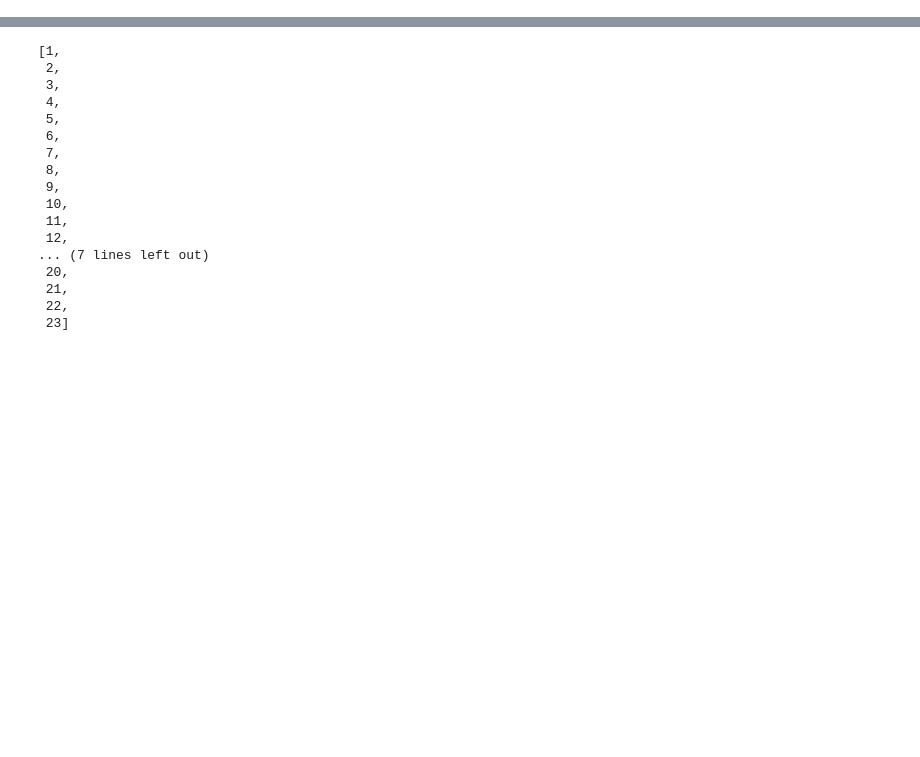
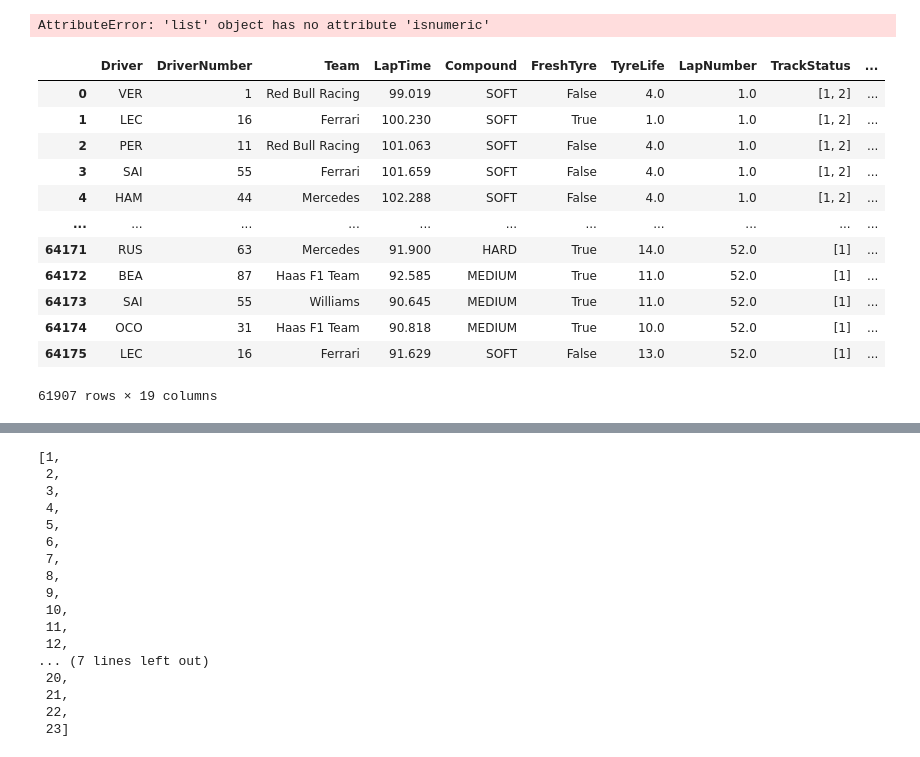
Before and after one commit to zman51500/GCUProj, a Jupyter notebook: V2/test.ipynb, the cells around one changed output, grey strips where cells are left out. Drawn from its saved outputs; the diff is of its cells as text; code cells hidden in the pictures; blank space fills up the shorter version.

```diff
--- a/V2/test.ipynb
+++ b/V2/test.ipynb
@@ -19,4 +19,25 @@ with open('./utils/f1_data.pkl','rb') as f:
 # Use the current working directory instead of __file__
 model_path = os.path.join(os.getcwd(), 'utils','lapprediction_model.joblib')
 model = joblib.load(model_path)
+# %%
+comp = data[(data['EventName'] == 'Australian Grand Prix') & (data['EventYear'] == 2025)]
+# %% [output]
+AttributeError: 'list' object has no attribute 'isnumeric'
+# %%
+ind = np.where(data['PitLap'] == False)
+data.iloc[ind]
+# %% [output]
+|  | Driver | DriverNumber | Team | LapTime | Compound | FreshTyre | TyreLife | LapNumber | TrackStatus | ... |
+| 0 | VER | 1 | Red Bull Racing | 99.019 | SOFT | False | 4.0 | 1.0 | [1, 2] | ... |
+| 1 | LEC | 16 | Ferrari | 100.230 | SOFT | True | 1.0 | 1.0 | [1, 2] | ... |
+| 2 | PER | 11 | Red Bull Racing | 101.063 | SOFT | False | 4.0 | 1.0 | [1, 2] | ... |
+| 3 | SAI | 55 | Ferrari | 101.659 | SOFT | False | 4.0 | 1.0 | [1, 2] | ... |
+| 4 | HAM | 44 | Mercedes | 102.288 | SOFT | False | 4.0 | 1.0 | [1, 2] | ... |
+| ... | ... | ... | ... | ... | ... | ... | ... | ... | ... | ... |
+| 64171 | RUS | 63 | Mercedes | 91.900 | HARD | True | 14.0 | 52.0 | [1] | ... |
+| 64172 | BEA | 87 | Haas F1 Team | 92.585 | MEDIUM | True | 11.0 | 52.0 | [1] | ... |
+| 64173 | SAI | 55 | Williams | 90.645 | MEDIUM | True | 11.0 | 52.0 | [1] | ... |
+| 64174 | OCO | 31 | Haas F1 Team | 90.818 | MEDIUM | True | 10.0 | 52.0 | [1] | ... |
+| 64175 | LEC | 16 | Ferrari | 91.629 | SOFT | False | 13.0 | 52.0 | [1] | ... |
+61907 rows × 19 columns
 # %%
```
Also changed, not shown: parts of 3 cells of this notebook, 11 other files.
